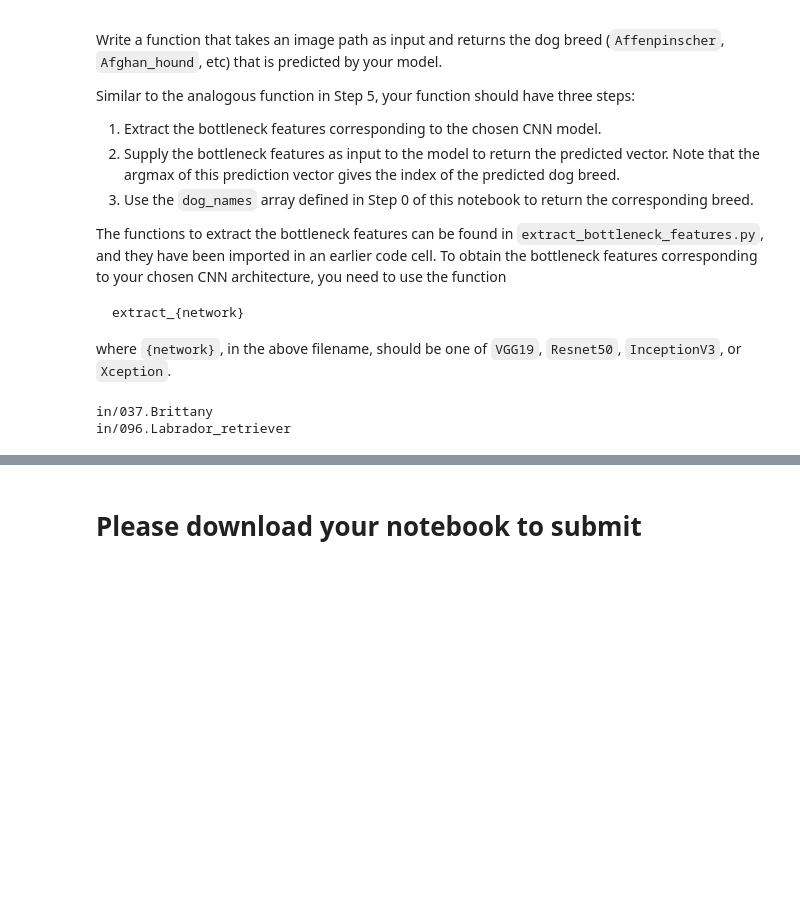
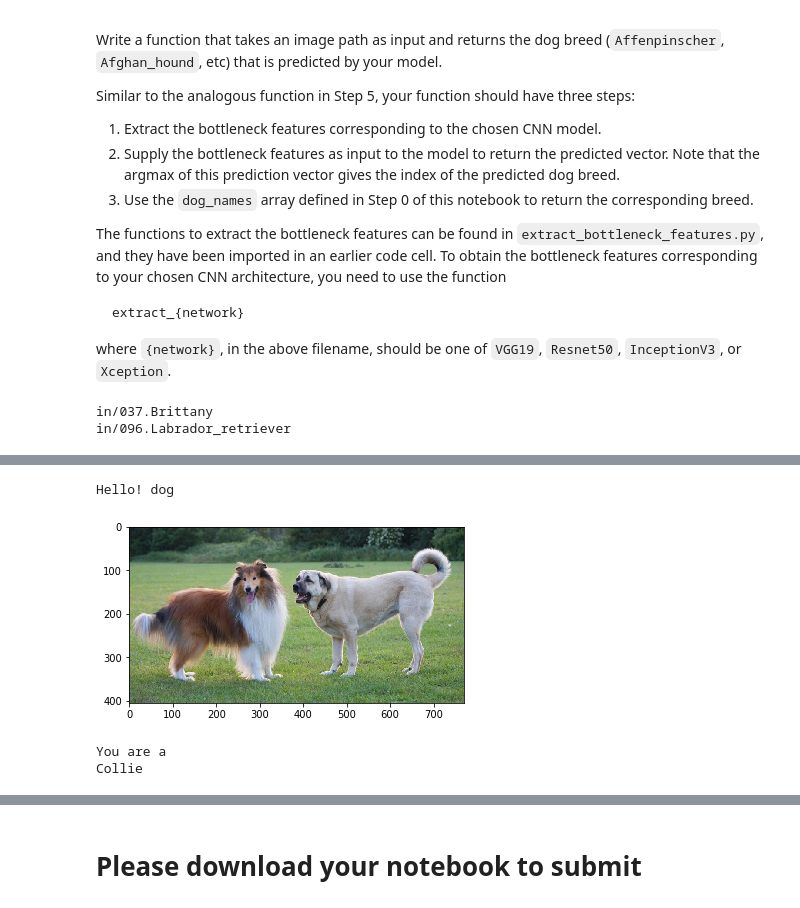
Before and after one commit to ezhilvendhan/dog-breed-classifier, a Jupyter notebook: dog_app.ipynb, the cells around one changed output, grey strips where cells are left out. Cells and saved outputs as stored; diff of their text form; code cells hidden in the pictures; blank space fills up the shorter version.

```diff
--- a/dog_app.ipynb
+++ b/dog_app.ipynb
@@ -933,0 +979,7 @@ __Answer:__
+# %%
+detect_me('images/dogs.jpg')
+# %% [output]
+Hello! dog
+[figure, added]
+You are a
+Collie
```
Also changed, not shown: parts of 19 cells of this notebook, 1 other file.
